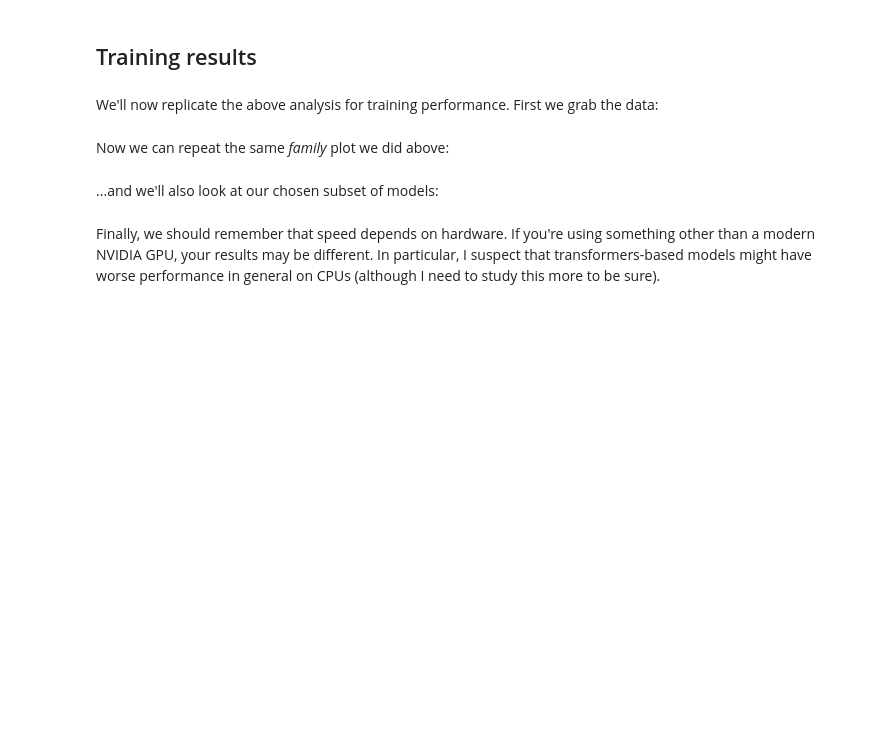
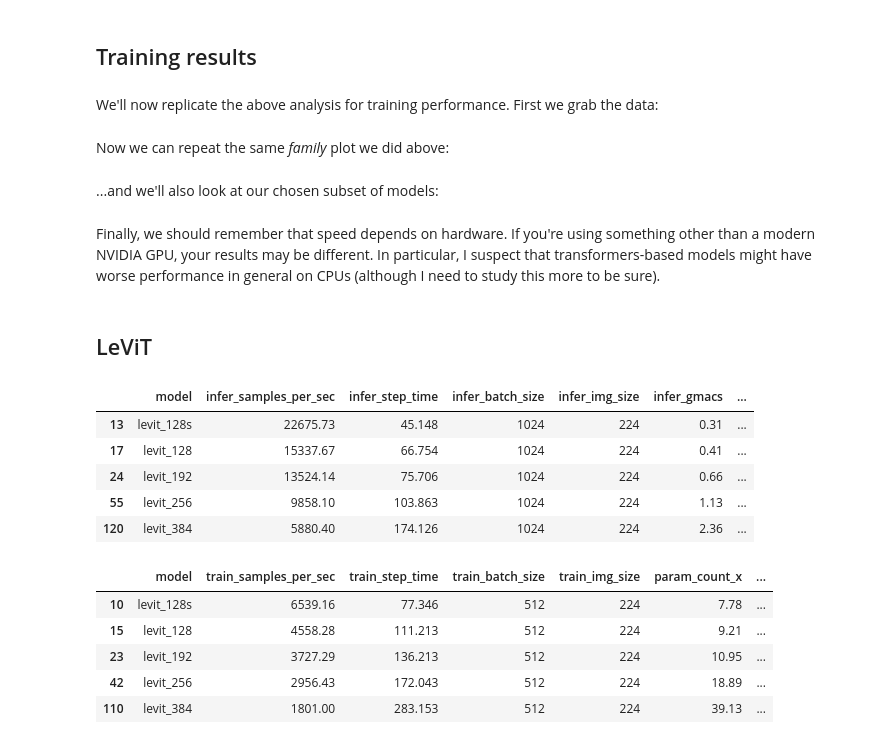
Before and after one commit to gnart33/ml-course, a Jupyter notebook: notebooks/fastai/03-timm.ipynb, the cells around one changed output. Drawn from its saved outputs; the diff is of its cells as text; code cells hidden in the pictures; blank space fills up the shorter version.

Commit message:
timm

```diff
--- a/notebooks/fastai/03-timm.ipynb
+++ b/notebooks/fastai/03-timm.ipynb
@@ -47,9 +53,14 @@ We'll also add a "family" column that will allow us to group architectures into
 Ross has told me which models he's found the most usable in practice, so I'll limit the charts to just look at these. (I also include VGG, not because it's good, but as a comparison to show how far things have come in the last few years.)
 # %%
 def get_data(part, col):
-    df = pd.read_csv(
-        root_path / f'submodules/timm/results/benchmark-{part}-amp-nhwc-pt113-cu117-rtx3090.csv'
-        ).merge(df_results, on='model')
+    if part == 'infer':
+        df = pd.read_csv(
+            root_path / f'submodules/timm/results/benchmark-{part}-amp-nhwc-pt113-cu117-rtx3090.csv'
+            ).merge(df_results, on='model')
+    elif part == 'train':
+        df = pd.read_csv(
+            root_path / f'submodules/timm/results/benchmark-{part}-amp-nhwc-pt112-cu113-rtx3090.csv'
+            ).merge(df_results, on='model')
     df['secs'] = 1. / df[col]
     df['family'] = df.model.str.extract('^([a-z]+?(?:v2)?)(?:\d|_|$)')
     df = df[~df.model.str.endswith('gn')]
@@ -123,3 +142,24 @@ show_all(tdf, 'Training', 'train_img_size')
 show_subs(tdf, 'Training', 'train_img_size')
 # %% [markdown]
 Finally, we should remember that speed depends on hardware. If you're using something other than a modern NVIDIA GPU, your results may be different. In particular, I suspect that transformers-based models might have worse performance in general on CPUs (although I need to study this more to be sure).
+# %% [markdown]
+## LeViT
+# %%
+idf_levit = df[df['family'] == 'levit']
+tdf_levit = tdf[tdf['family'] == 'levit']
+
+display(idf_levit)
+display(tdf_levit)
+# %% [output]
+|  | model | infer_samples_per_sec | infer_step_time | infer_batch_size | infer_img_size | infer_gmacs | ... |
+| 13 | levit_128s | 22675.73 | 45.148 | 1024 | 224 | 0.31 | ... |
+| 17 | levit_128 | 15337.67 | 66.754 | 1024 | 224 | 0.41 | ... |
+| 24 | levit_192 | 13524.14 | 75.706 | 1024 | 224 | 0.66 | ... |
+| 55 | levit_256 | 9858.10 | 103.863 | 1024 | 224 | 1.13 | ... |
+| 120 | levit_384 | 5880.40 | 174.126 | 1024 | 224 | 2.36 | ... |
+|  | model | train_samples_per_sec | train_step_time | train_batch_size | train_img_size | param_count_x | ... |
+| 10 | levit_128s | 6539.16 | 77.346 | 512 | 224 | 7.78 | ... |
+| 15 | levit_128 | 4558.28 | 111.213 | 512 | 224 | 9.21 | ... |
+| 23 | levit_192 | 3727.29 | 136.213 | 512 | 224 | 10.95 | ... |
+| 42 | levit_256 | 2956.43 | 172.043 | 512 | 224 | 18.89 | ... |
+| 110 | levit_384 | 1801.00 | 283.153 | 512 | 224 | 39.13 | ... |
```
Also changed, not shown: parts of 4 cells of this notebook, 2 other files.
